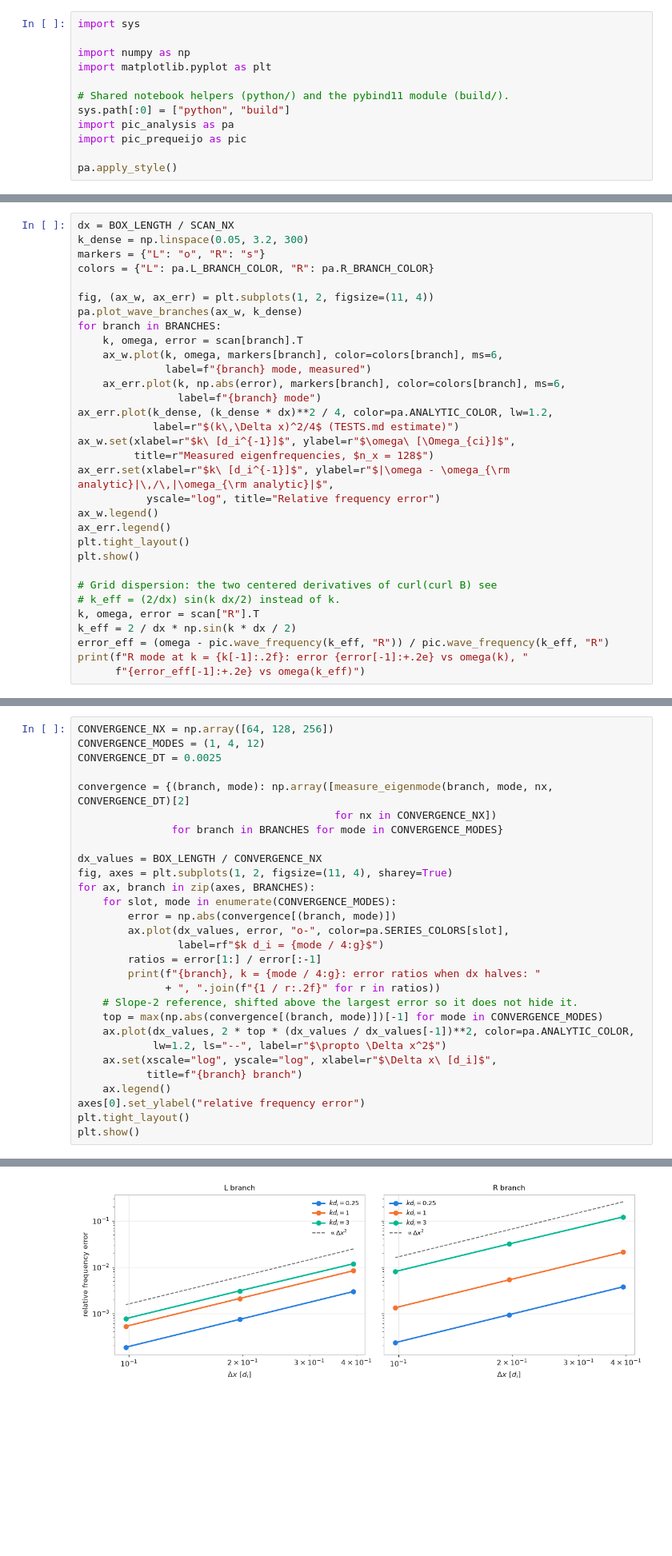
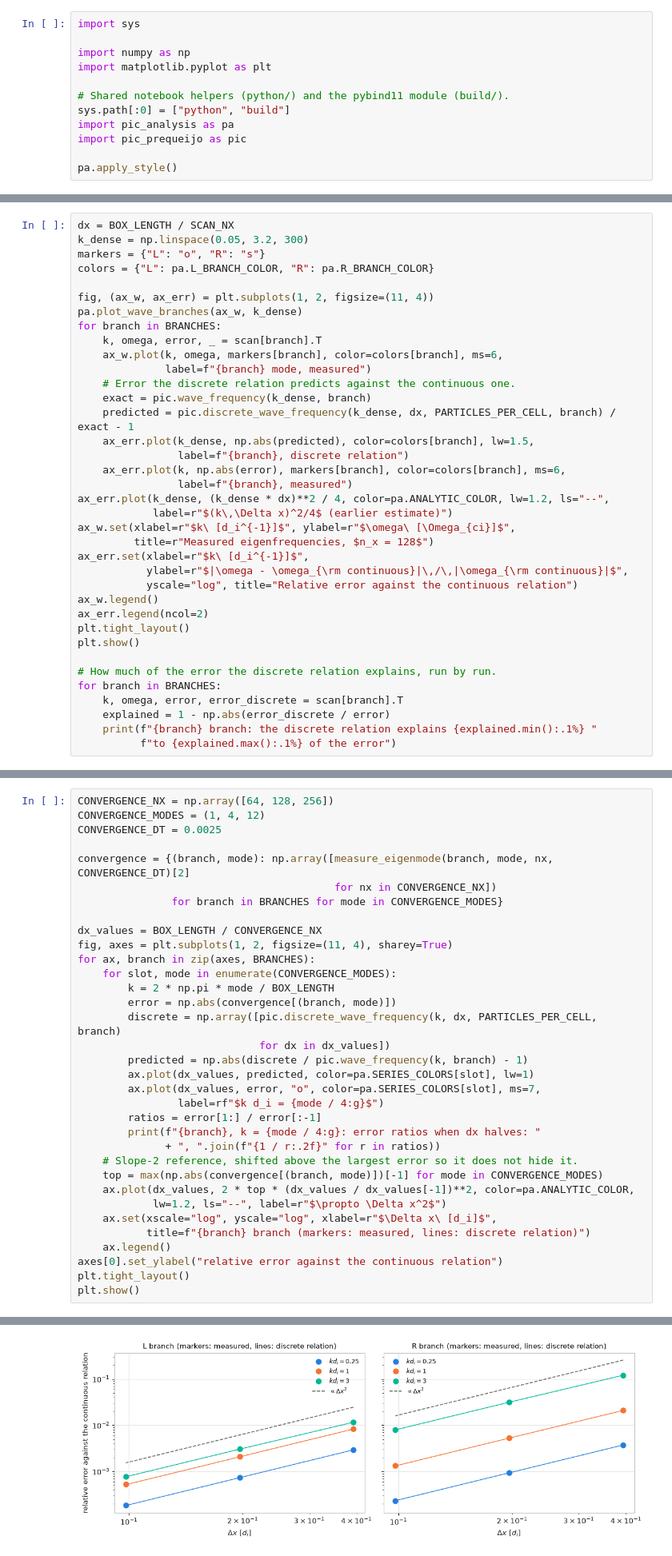
Before and after one commit to pabloreque/HPC, a Jupyter notebook: PIC/analysis_python.ipynb, the cells around one changed output, grey strips where cells are left out. Shown at 80% size. Cells and saved outputs as stored; diff of their text form; blank space fills up the shorter version.

```diff
--- a/PIC/analysis_python.ipynb
+++ b/PIC/analysis_python.ipynb
@@ -72,27 +78,32 @@ colors = {"L": pa.L_BRANCH_COLOR, "R": pa.R_BRANCH_COLOR}
 fig, (ax_w, ax_err) = plt.subplots(1, 2, figsize=(11, 4))
 pa.plot_wave_branches(ax_w, k_dense)
 for branch in BRANCHES:
-    k, omega, error = scan[branch].T
+    k, omega, error, _ = scan[branch].T
     ax_w.plot(k, omega, markers[branch], color=colors[branch], ms=6,
               label=f"{branch} mode, measured")
+    # Error the discrete relation predicts against the continuous one.
+    exact = pic.wave_frequency(k_dense, branch)
+    predicted = pic.discrete_wave_frequency(k_dense, dx, PARTICLES_PER_CELL, branch) / exact - 1
+    ax_err.plot(k_dense, np.abs(predicted), color=colors[branch], lw=1.5,
+                label=f"{branch}, discrete relation")
     ax_err.plot(k, np.abs(error), markers[branch], color=colors[branch], ms=6,
-                label=f"{branch} mode")
-ax_err.plot(k_dense, (k_dense * dx)**2 / 4, color=pa.ANALYTIC_COLOR, lw=1.2,
-            label=r"$(k\,\Delta x)^2/4$ (TESTS.md estimate)")
+                label=f"{branch}, measured")
+ax_err.plot(k_dense, (k_dense * dx)**2 / 4, color=pa.ANALYTIC_COLOR, lw=1.2, ls="--",
+            label=r"$(k\,\Delta x)^2/4$ (earlier estimate)")
 ax_w.set(xlabel=r"$k\ [d_i^{-1}]$", ylabel=r"$\omega\ [\Omega_{ci}]$",
          title=r"Measured eigenfrequencies, $n_x = 128$")
-ax_err.set(xlabel=r"$k\ [d_i^{-1}]$", ylabel=r"$|\omega - \omega_{\rm analytic}|\,/\,|\omega_{\rm analytic}|$",
-           yscale="log", title="Relative frequency error")
+ax_err.set(xlabel=r"$k\ [d_i^{-1}]$",
+           ylabel=r"$|\omega - \omega_{\rm continuous}|\,/\,|\omega_{\rm continuous}|$",
+           yscale="log", title="Relative error against the continuous relation")
 ax_w.legend()
-ax_err.legend()
+ax_err.legend(ncol=2)
 plt.tight_layout()
 plt.show()
 
-# Grid dispersion: the two centered derivatives of curl(curl B) see
-# k_eff = (2/dx) sin(k dx/2) instead of k.
-k, omega, error = scan["R"].T
-k_eff = 2 / dx * np.sin(k * dx / 2)
-error_eff = (omega - pic.wave_frequency(k_eff, "R")) / pic.wave_frequency(k_eff, "R")
-print(f"R mode at k = {k[-1]:.2f}: error {error[-1]:+.2e} vs omega(k), "
-      f"{error_eff[-1]:+.2e} vs omega(k_eff)")
+# How much of the error the discrete relation explains, run by run.
+for branch in BRANCHES:
+    k, omega, error, error_discrete = scan[branch].T
+    explained = 1 - np.abs(error_discrete / error)
+    print(f"{branch} branch: the discrete relation explains {explained.min():.1%} "
+          f"to {explained.max():.1%} of the error")
 # %% [output]
@@ -112,35 +129,40 @@ CONVERGENCE_MODES = (1, 4, 12)
 CONVERGENCE_DT = 0.0025
 
 convergence = {(branch, mode): np.array([measure_eigenmode(branch, mode, nx, CONVERGENCE_DT)[2]
                                          for nx in CONVERGENCE_NX])
                for branch in BRANCHES for mode in CONVERGENCE_MODES}
 
 dx_values = BOX_LENGTH / CONVERGENCE_NX
 fig, axes = plt.subplots(1, 2, figsize=(11, 4), sharey=True)
 for ax, branch in zip(axes, BRANCHES):
     for slot, mode in enumerate(CONVERGENCE_MODES):
+        k = 2 * np.pi * mode / BOX_LENGTH
         error = np.abs(convergence[(branch, mode)])
-        ax.plot(dx_values, error, "o-", color=pa.SERIES_COLORS[slot],
+        discrete = np.array([pic.discrete_wave_frequency(k, dx, PARTICLES_PER_CELL, branch)
+                             for dx in dx_values])
+        predicted = np.abs(discrete / pic.wave_frequency(k, branch) - 1)
+        ax.plot(dx_values, predicted, color=pa.SERIES_COLORS[slot], lw=1)
+        ax.plot(dx_values, error, "o", color=pa.SERIES_COLORS[slot], ms=7,
                 label=rf"$k d_i = {mode / 4:g}$")
         ratios = error[1:] / error[:-1]
         print(f"{branch}, k = {mode / 4:g}: error ratios when dx halves: "
               + ", ".join(f"{1 / r:.2f}" for r in ratios))
     # Slope-2 reference, shifted above the largest error so it does not hide it.
     top = max(np.abs(convergence[(branch, mode)])[-1] for mode in CONVERGENCE_MODES)
     ax.plot(dx_values, 2 * top * (dx_values / dx_values[-1])**2, color=pa.ANALYTIC_COLOR,
             lw=1.2, ls="--", label=r"$\propto \Delta x^2$")
     ax.set(xscale="log", yscale="log", xlabel=r"$\Delta x\ [d_i]$",
-           title=f"{branch} branch")
+           title=f"{branch} branch (markers: measured, lines: discrete relation)")
     ax.legend()
-axes[0].set_ylabel("relative frequency error")
+axes[0].set_ylabel("relative error against the continuous relation")
 plt.tight_layout()
 plt.show()
 # %% [output]
 L, k = 0.25: error ratios when dx halves: 4.00, 3.99
 L, k = 1: error ratios when dx halves: 3.98, 3.99
 L, k = 3: error ratios when dx halves: 3.85, 3.98
 R, k = 0.25: error ratios when dx halves: 4.00, 4.01
 R, k = 1: error ratios when dx halves: 3.97, 3.99
 R, k = 3: error ratios when dx halves: 3.83, 3.94
-[figure, old version]
+[figure, new version]
 # %% [markdown]
```
Also changed, not shown: parts of 6 cells of this notebook, 8 other files.
